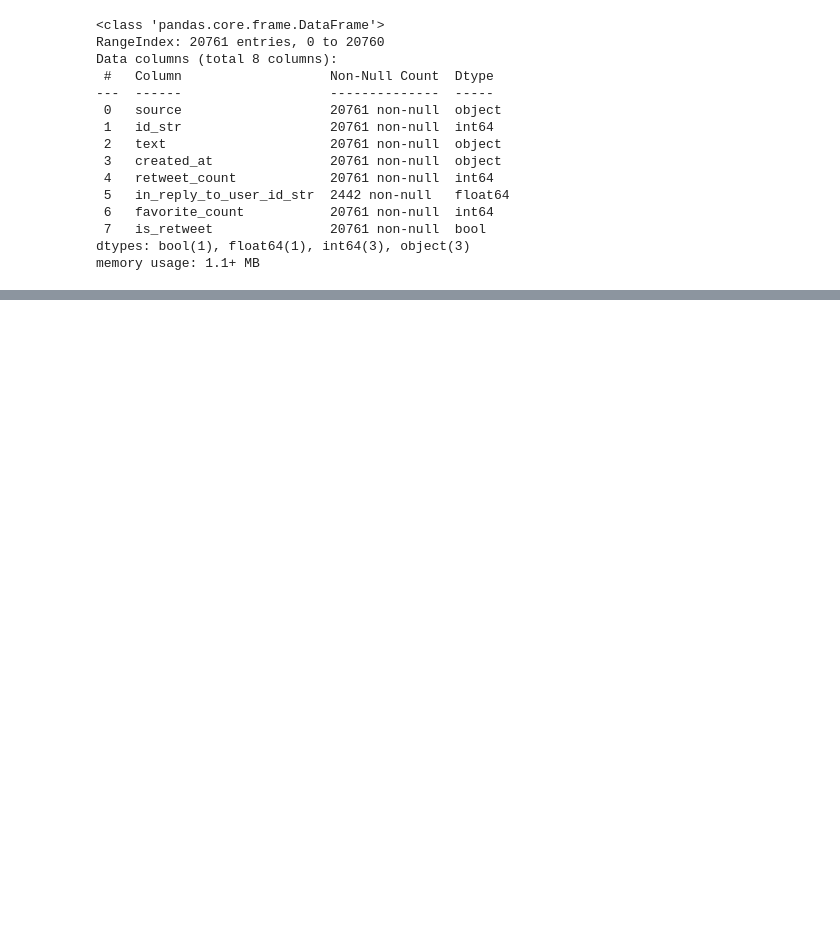
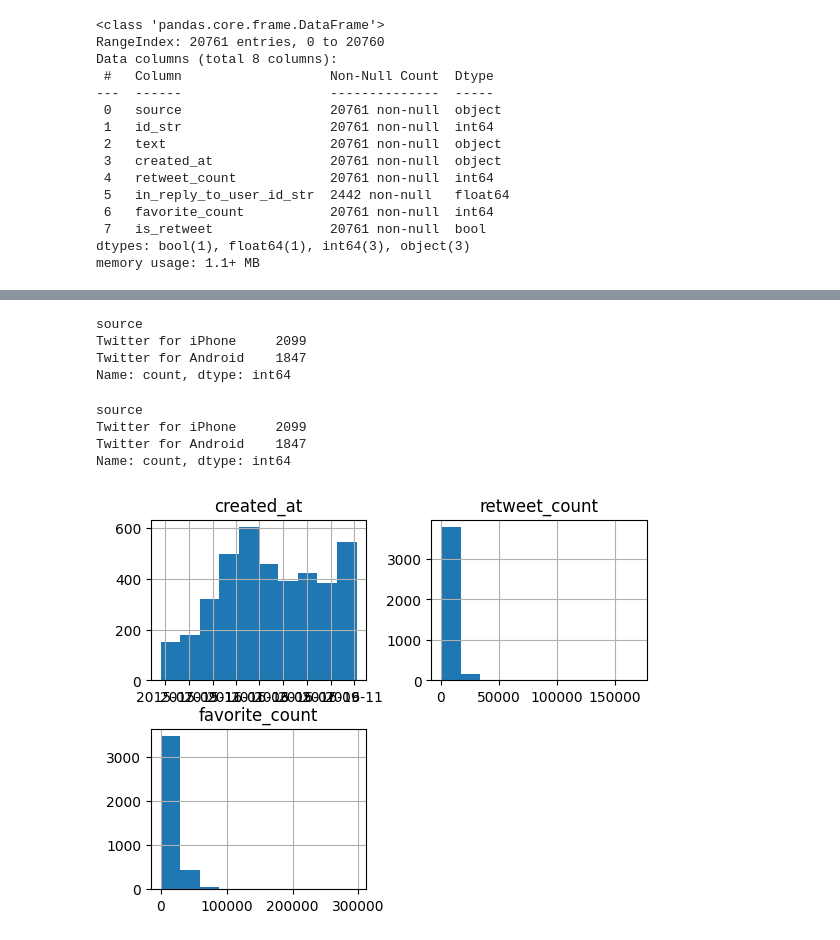
Before and after one commit to arnaldochm/nlp_task, a Jupyter notebook: notebooks/notebook.ipynb, the cells around one changed output, grey strips where cells are left out. Saved outputs shown, nothing was run; the diff lists cells and outputs as text; code cells hidden in the pictures; blank space fills up the shorter version.

```diff
--- a/notebooks/notebook.ipynb
+++ b/notebooks/notebook.ipynb
@@ -41,0 +109,14 @@ nlp = spacy.load('en_core_web_trf')
+# %%
+df_processed = df_raw.copy()
+df_processed = df_processed.drop(['id_str','is_retweet','in_reply_to_user_id_str'],axis=1)
+df_processed['created_at'] = pd.to_datetime(df_processed.created_at)
+df_processed.source = pd.Categorical(df_processed.source)
+df_processed = df_processed.loc[(df_processed.created_at >= '2015-06-17') & (df_processed.created_at <= '2016-11-08')]
+df_processed.created_at += pd.Timedelta(-5,unit='h')
+df_processed = df_processed.loc[(df_processed.source.str.contains('iPhone')) | (df_processed.source.str.contains('Android'))]
+df_processed.source = df_processed.source.cat.remove_unused_categories()
+df_processed.to_csv('../trump_tweets_processed.csv')
+# %%
+df = df_processed.copy()
+
+df.info()
@@ -41,0 +156,19 @@ nlp = spacy.load('en_core_web_trf')
+# %%
+df['source'].value_counts()
+# %% [output]
+source
+Twitter for iPhone     2099
+Twitter for Android    1847
+Name: count, dtype: int64
+# %%
+df['source'].value_counts()
+# %% [output]
+source
+Twitter for iPhone     2099
+Twitter for Android    1847
+Name: count, dtype: int64
+# %%
+df.hist()
+plt.show()
+# %% [output]
+[figure, added]
```
Also changed, not shown: parts of 14 cells of this notebook, 2 other files.
